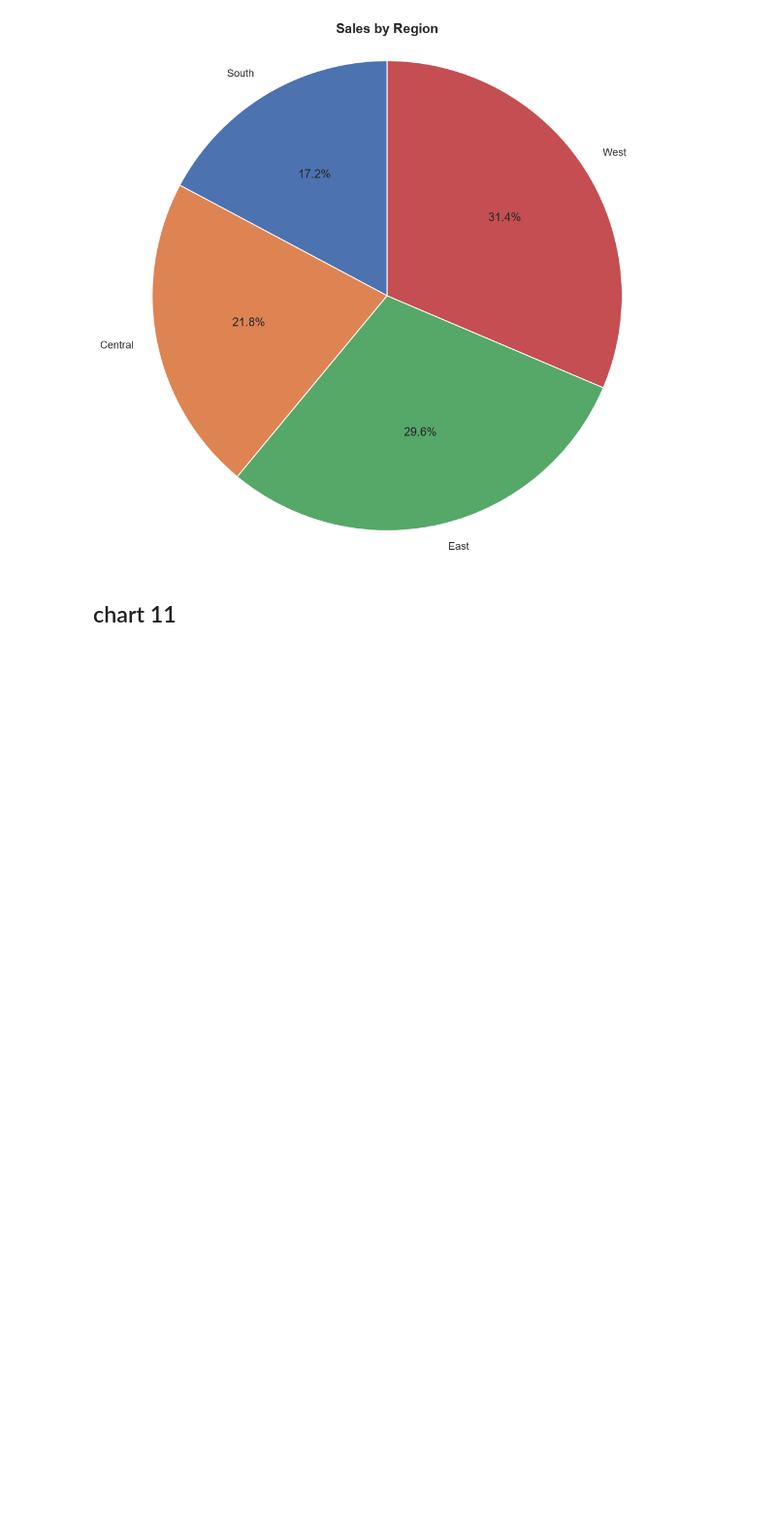
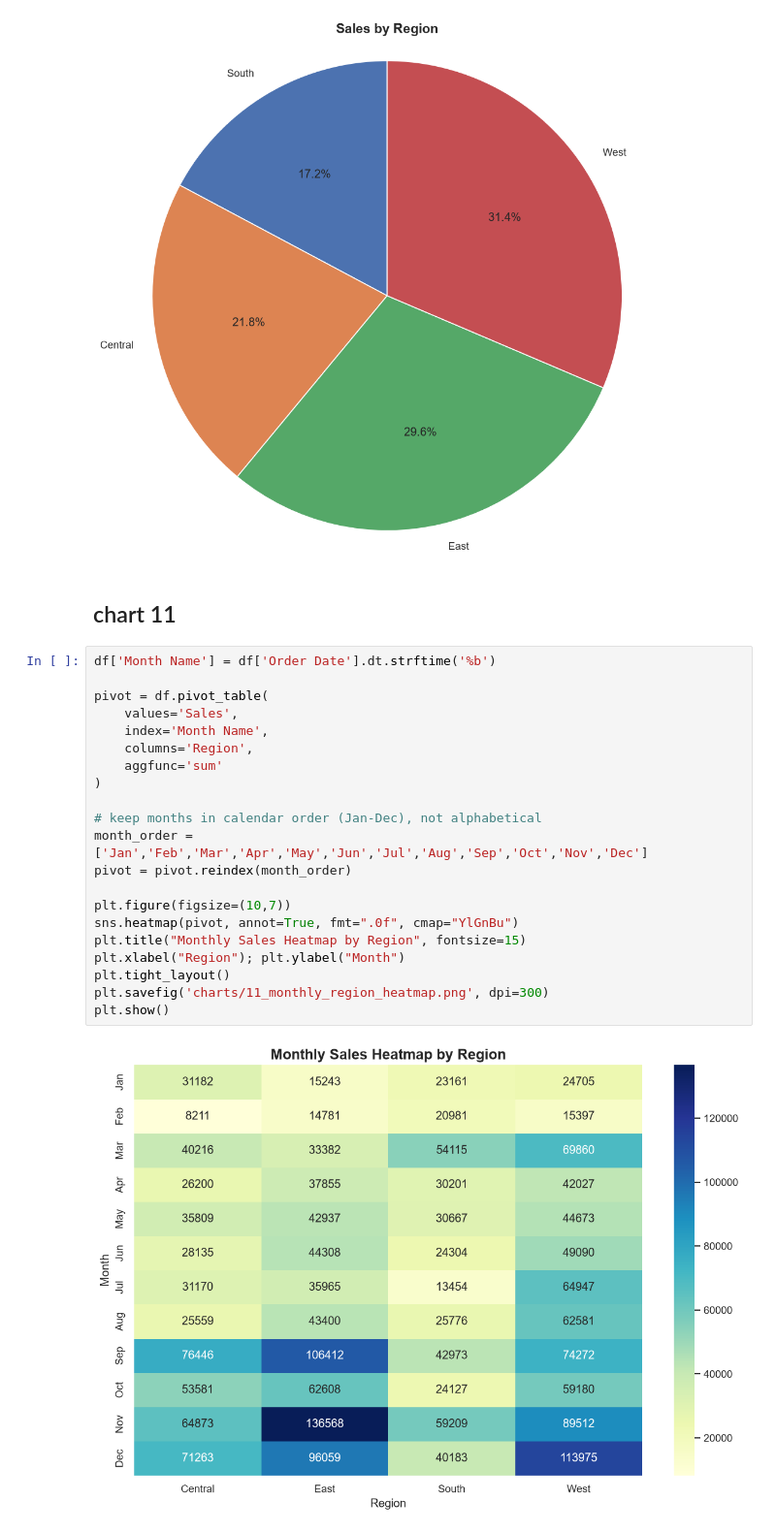
Before and after one commit to Lidiya-Bokona/Group-22-Data-visualization-data-analytics, a Jupyter notebook: Task.ipynb, the cells around one changed output. Shown at 97% size. Saved outputs shown, nothing was run; the diff lists cells and outputs as text; blank space fills up the shorter version.

```diff
--- a/Task.ipynb
+++ b/Task.ipynb
@@ -383,6 +383,29 @@ Pie Chart - Sales by Region
 [figure]
 # %% [markdown]
 ## chart 11
+# %%
+df['Month Name'] = df['Order Date'].dt.strftime('%b')
+
+pivot = df.pivot_table(
+    values='Sales',
+    index='Month Name',
+    columns='Region',
+    aggfunc='sum'
+)
+
+# keep months in calendar order (Jan-Dec), not alphabetical
+month_order = ['Jan','Feb','Mar','Apr','May','Jun','Jul','Aug','Sep','Oct','Nov','Dec']
+pivot = pivot.reindex(month_order)
+
+plt.figure(figsize=(10,7))
+sns.heatmap(pivot, annot=True, fmt=".0f", cmap="YlGnBu")
+plt.title("Monthly Sales Heatmap by Region", fontsize=15)
+plt.xlabel("Region"); plt.ylabel("Month")
+plt.tight_layout()
+plt.savefig('charts/11_monthly_region_heatmap.png', dpi=300)
+plt.show()
+# %% [output]
+[figure, added]
 # %% [markdown]
 ## Conclusion and Business Recommendations
 
```
